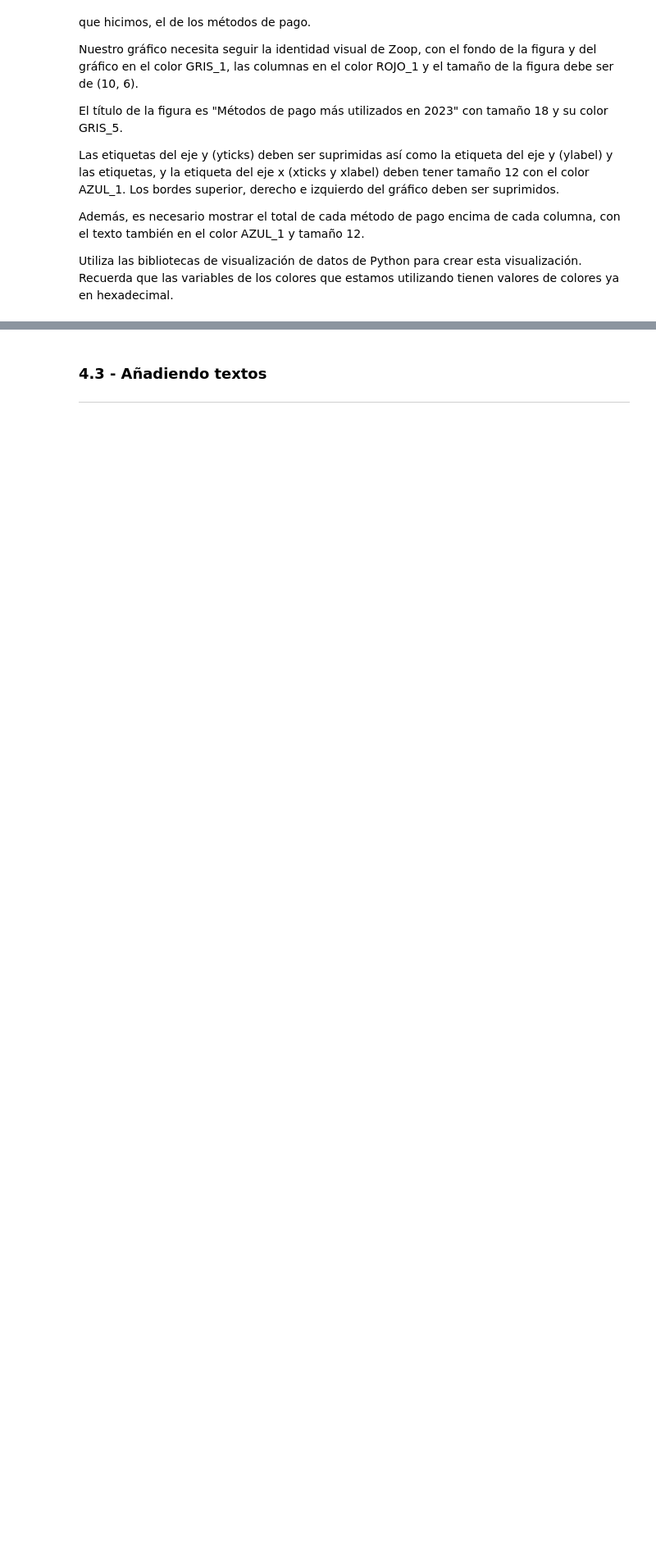
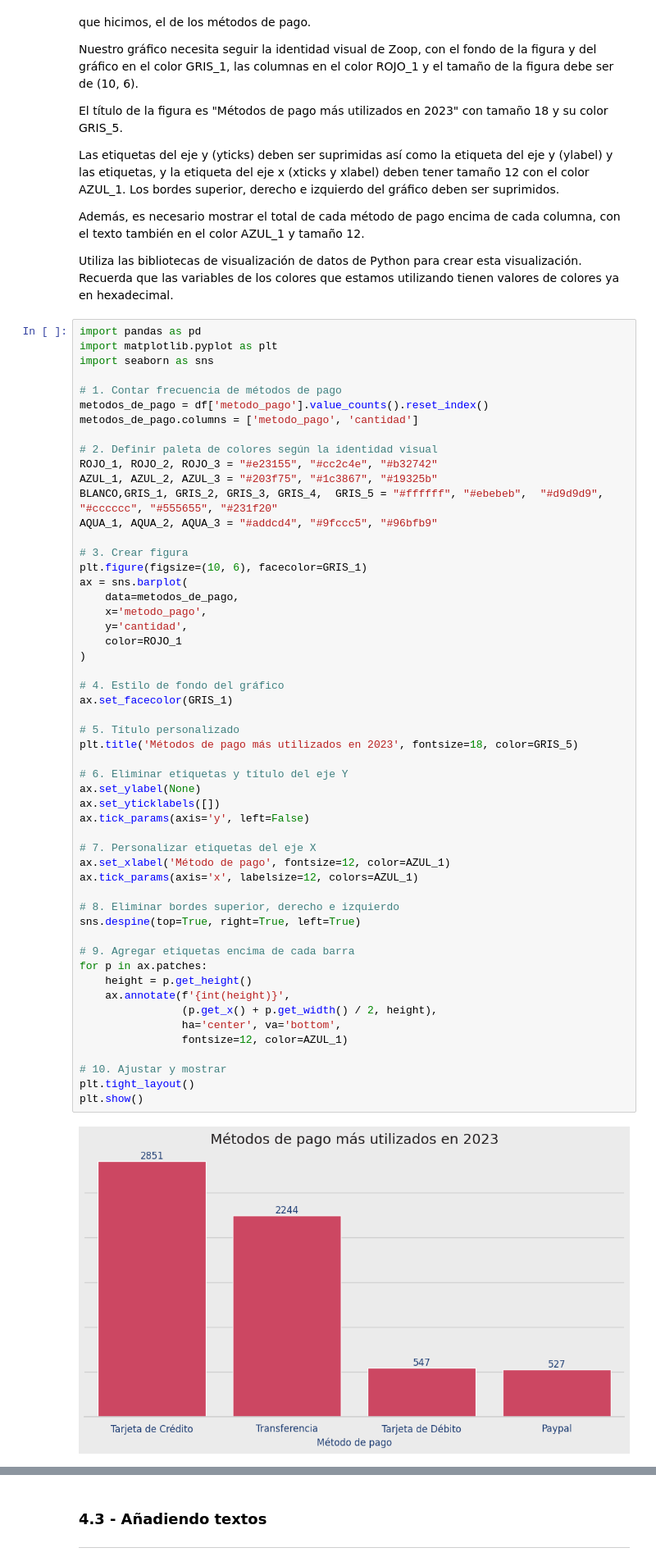
Before and after one commit to DanielRaiicHu/IA_aplicada_a_ciencia_de_datos, a Jupyter notebook: IA_aplicada_a_ciencia_de_datos.ipynb, the cells around one changed output, grey strips where cells are left out. Shown at 82% size. Drawn from its saved outputs; the diff is of its cells as text; blank space fills up the shorter version.

```diff
--- a/IA_aplicada_a_ciencia_de_datos.ipynb
+++ b/IA_aplicada_a_ciencia_de_datos.ipynb
@@ -1568,6 +1589,61 @@ Las etiquetas del eje y (yticks) deben ser suprimidas así como la etiqueta del
 Además, es necesario mostrar el total de cada método de pago encima de cada columna, con el texto también en el color AZUL_1 y tamaño 12.
 
 Utiliza las bibliotecas de visualización de datos de Python para crear esta visualización. Recuerda que las variables de los colores que estamos utilizando tienen valores de colores ya en hexadecimal.
+# %%
+import pandas as pd
+import matplotlib.pyplot as plt
+import seaborn as sns
+
+# 1. Contar frecuencia de métodos de pago
+metodos_de_pago = df['metodo_pago'].value_counts().reset_index()
+metodos_de_pago.columns = ['metodo_pago', 'cantidad']
+
+# 2. Definir paleta de colores según la identidad visual
+ROJO_1,	ROJO_2,	ROJO_3 = "#e23155",	"#cc2c4e", "#b32742"
+AZUL_1,	AZUL_2,	AZUL_3 = "#203f75",	"#1c3867", "#19325b"
+BLANCO,GRIS_1, GRIS_2, GRIS_3, GRIS_4,	GRIS_5 = "#ffffff", "#ebebeb",	"#d9d9d9", "#cccccc", "#555655", "#231f20"
+AQUA_1,	AQUA_2,	AQUA_3 = "#addcd4",	"#9fccc5", "#96bfb9"
+
+# 3. Crear figura
+plt.figure(figsize=(10, 6), facecolor=GRIS_1)
+ax = sns.barplot(
+    data=metodos_de_pago,
+    x='metodo_pago',
+    y='cantidad',
+    color=ROJO_1
+)
+
+# 4. Estilo de fondo del gráfico
+ax.set_facecolor(GRIS_1)
+
+# 5. Título personalizado
+plt.title('Métodos de pago más utilizados en 2023', fontsize=18, color=GRIS_5)
+
+# 6. Eliminar etiquetas y título del eje Y
+ax.set_ylabel(None)
+ax.set_yticklabels([])
+ax.tick_params(axis='y', left=False)
+
+# 7. Personalizar etiquetas del eje X
+ax.set_xlabel('Método de pago', fontsize=12, color=AZUL_1)
+ax.tick_params(axis='x', labelsize=12, colors=AZUL_1)
+
+# 8. Eliminar bordes superior, derecho e izquierdo
+sns.despine(top=True, right=True, left=True)
+
+# 9. Agregar etiquetas encima de cada barra
+for p in ax.patches:
+    height = p.get_height()
+    ax.annotate(f'{int(height)}',
+                (p.get_x() + p.get_width() / 2, height),
+                ha='center', va='bottom',
+                fontsize=12, color=AZUL_1)
+
+# 10. Ajustar y mostrar
+plt.tight_layout()
+plt.show()
+# %% [output]
+[figure, added]
 # %% [markdown]
 <font color="7b71ff" size=4> Comentarios: </font>
 
```
Also changed, not shown: parts of 15 cells of this notebook.
